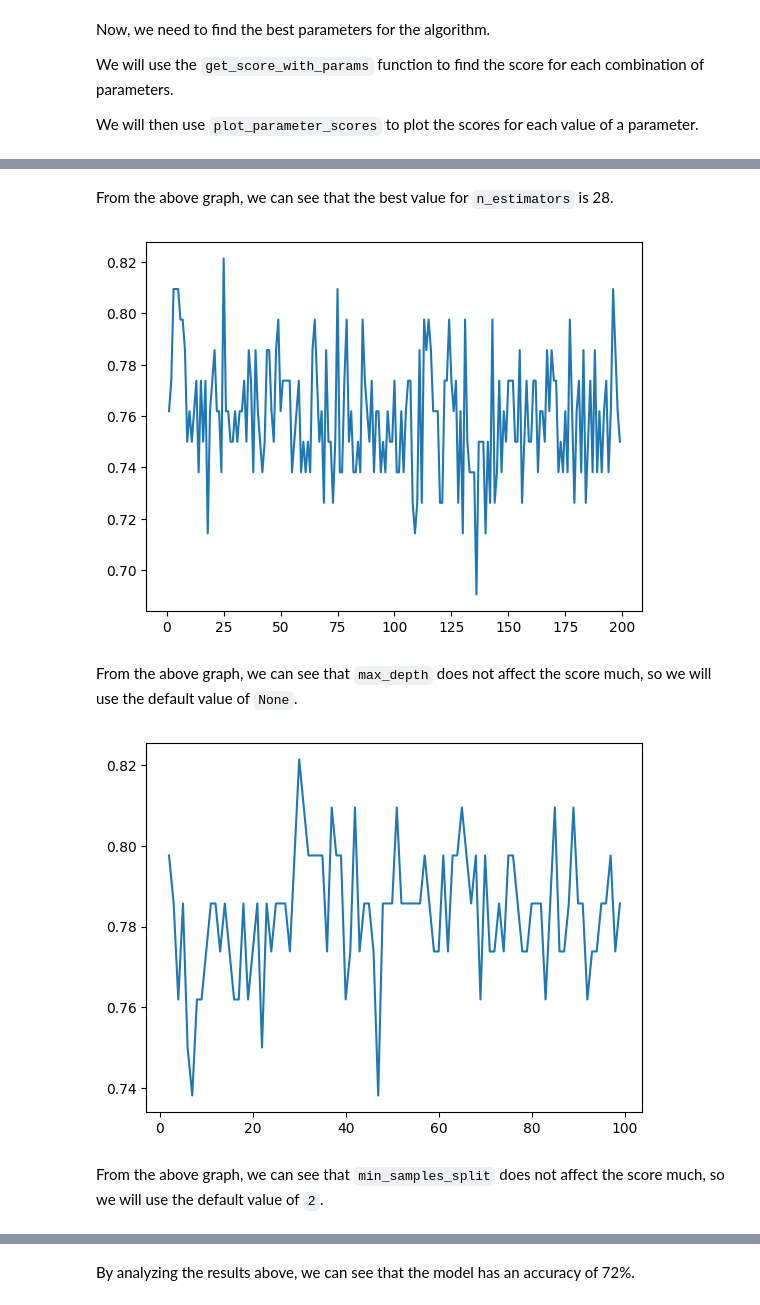
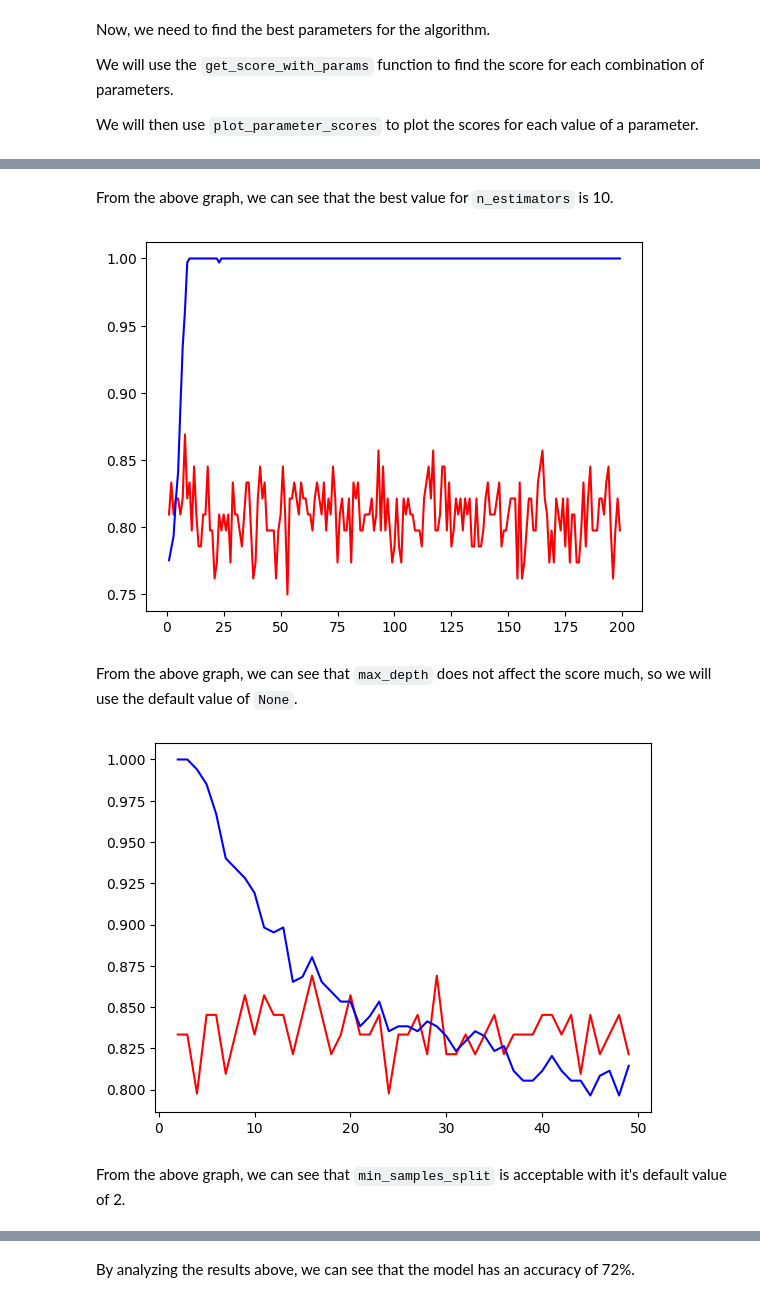
Before and after one commit to gqmv/supervised-learning, a Jupyter notebook: src/random-forest.ipynb, the cells around one changed output, grey strips where cells are left out. Saved outputs shown, nothing was run; the diff lists cells and outputs as text; code cells hidden in the pictures.

Commit message:
Updated models

```diff
--- a/src/random-forest.ipynb
+++ b/src/random-forest.ipynb
@@ -130,15 +130,19 @@ We will then use `plot_parameter_scores` to plot the scores for each value of a
 def get_score_with_params(X_train, X_test, Y_train, Y_test, **params):
     model = RandomForestClassifier(**params)
     model.fit(X_train, Y_train)
-    return model.score(X_test, Y_test)
+    return model.score(X_test, Y_test), model.score(X_train, Y_train)
 # %%
 def plot_parameter_scores(X_train, X_test, Y_train, Y_test, values, parameter):
-    results = {}
+    results_test = {}
+    results_train = {}
 
     for value in values:
-        results[value] = get_score_with_params(X_train, X_test, Y_train, Y_test, **{parameter: value})
+        score_test, score_train = get_score_with_params(X_train, X_test, Y_train, Y_test, **{parameter: value})
+        results_test[value] = score_test
+        results_train[value] = score_train
 
-    plt.plot(results.keys(), results.values())
+    plt.plot(results_test.keys(), results_test.values(), label="Test", color="red")
+    plt.plot(results_train.keys(), results_train.values(), label="Train", color="blue")
 # %%
 plot_parameter_scores(X_train, X_test, Y_train, Y_test, range(2, 50), "n_estimators")
 # %% [output]
@@ -146,17 +150,17 @@ plot_parameter_scores(X_train, X_test, Y_train, Y_test, range(2, 50), "n_estimat
 # %% [markdown]
-From the above graph, we can see that the best value for `n_estimators` is 28.
+From the above graph, we can see that the best value for `n_estimators` is 10.
 # %%
 plot_parameter_scores(X_train, X_test, Y_train, Y_test, range(1, 200), "max_depth")
 # %% [output]
-[figure, old version]
+[figure, new version]
 # %% [markdown]
 From the above graph, we can see that `max_depth` does not affect the score much, so we will use the default value of `None`.
 # %%
-plot_parameter_scores(X_train, X_test, Y_train, Y_test, range(2, 100), "min_samples_split")
+plot_parameter_scores(X_train, X_test, Y_train, Y_test, range(2, 50), "min_samples_split")
 # %% [output]
-[figure, old version]
+[figure, new version]
 # %% [markdown]
-From the above graph, we can see that `min_samples_split` does not affect the score much, so we will use the default value of `2`.
+From the above graph, we can see that `min_samples_split` is acceptable with it's default value of 2.
 # %%
 plot_parameter_scores(X_train, X_test, Y_train, Y_test, range(1, 100), "min_samples_leaf")
 # %% [output]
```
Also changed, not shown: parts of 8 cells of this notebook, 2 other files.
